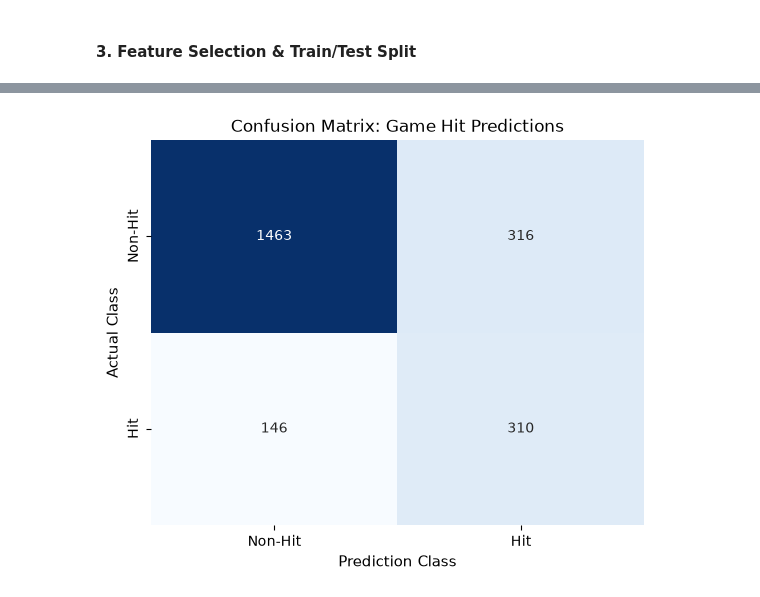
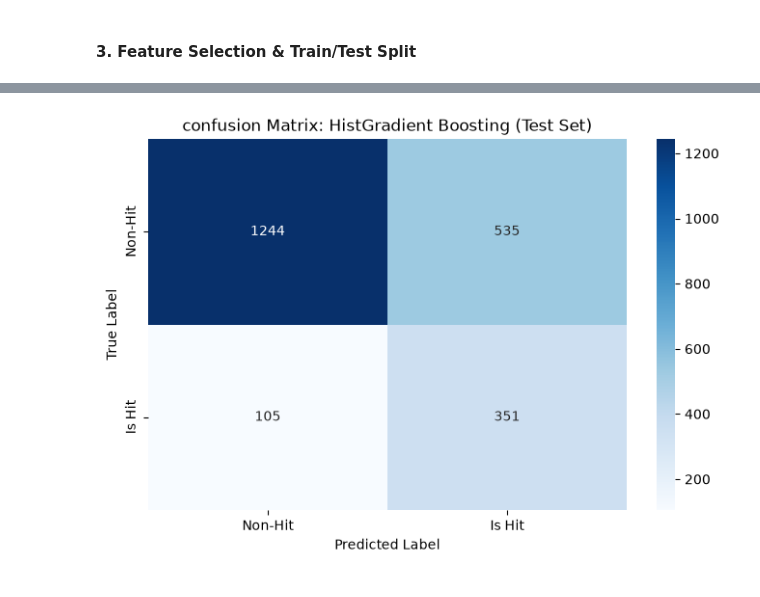
Before and after one commit to Reggi3o/capstone_project, a Jupyter notebook: video_game_report_2.ipynb, the cells around one changed output, grey strips where cells are left out. Drawn from its saved outputs; the diff is of its cells as text; code cells hidden in the pictures.

Commit message:
Overhaul of model training and added visuals

```diff
--- a/video_game_report_2.ipynb
+++ b/video_game_report_2.ipynb
@@ -152,7 +153,7 @@ preprocessor = ColumnTransformer(
 )
 # %%
 models = {
+    'Dummy Classifier': DummyClassifier(strategy='stratified', random_state=42),
     'LogisticRegression': LogisticRegression(max_iter=1000, class_weight='balanced'),
-    'RandomForest': RandomForestClassifier(n_estimators=300, random_state=42, class_weight='balanced'),
     'HistGradient Boosting': HistGradientBoostingClassifier(random_state=42, class_weight='balanced'),
 }
@@ -171,3 +159,0 @@ HistGradient Boosting -> Mean ROC-AUC Score: 0.7798 (± 0.0370)
-# %%
-# fit model on training set
-clf_pipeline.fit(X_train, y_train)
@@ -247,0 +160,18 @@ F1-Score: 0.5730
+# %%
+fitted_pipelines = {}
+# %%
+print('--- 5-Fold Cross-Validation (ROC-AUC) ---')
+
+for name, model in models.items():
+    pipeline = Pipeline(steps=[
+        ('preprocessor', preprocessor),
+        ('classifier', model)
+    ])
+
+    # fit on training data and store pipeline
+    pipeline.fit(X_train, y_train)
+    fitted_pipelines[name] = pipeline
+
+    cv_score = cross_val_score(pipeline, X_train, y_train, cv=5, scoring='roc_auc')
+
+    print(f'{name} -> Mean ROC-AUC: {cv_score.mean():.4f} (+- {cv_score.std():.4f})')
@@ -248,24 +267,26 @@ F1-Score: 0.5730
 # %%
 # Confusion Matrix
 
-cm = confusion_matrix(y_test, y_pred_custom)
+best_model = fitted_pipelines['HistGradient Boosting']
+y_pred_best = best_model.predict(X_test)
 
-plt.figure(figsize=(14, 5))
+cm = confusion_matrix(y_test, y_pred_best)
 
-plt.subplot(1, 2, 1)
-sns.heatmap(
+plt.figure(figsize=(8, 5))
+
+hgb_matrix = sns.heatmap(
     cm,
     annot=True,
     fmt='d',
     cmap='Blues',
-    cbar=False,
-    xticklabels=['Non-Hit', 'Hit'],
-    yticklabels=['Non-Hit', 'Hit']
+    xticklabels=['Non-Hit', 'Is Hit'],
+    yticklabels=['Non-Hit', 'Is Hit'],
 )
 
-plt.title('Confusion Matrix: Game Hit Predictions')
-plt.xlabel('Prediction Class', fontsize=11)
-plt.ylabel('Actual Class', fontsize=11)
+hgb_matrix.set_title('confusion Matrix: HistGradient Boosting (Test Set)')
+hgb_matrix.set_xlabel('Predicted Label')
+hgb_matrix.set_ylabel('True Label')
+
 plt.show()
 # %% [output]
-[figure, old version]
+[figure, new version]
```
Also changed, not shown: parts of 19 cells of this notebook.
